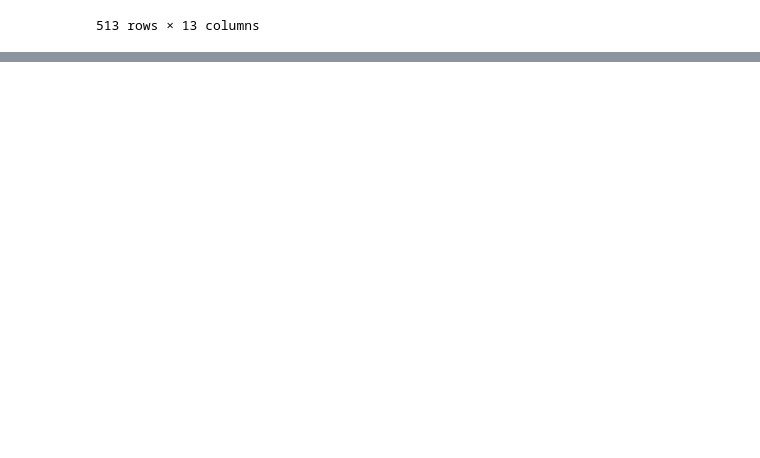
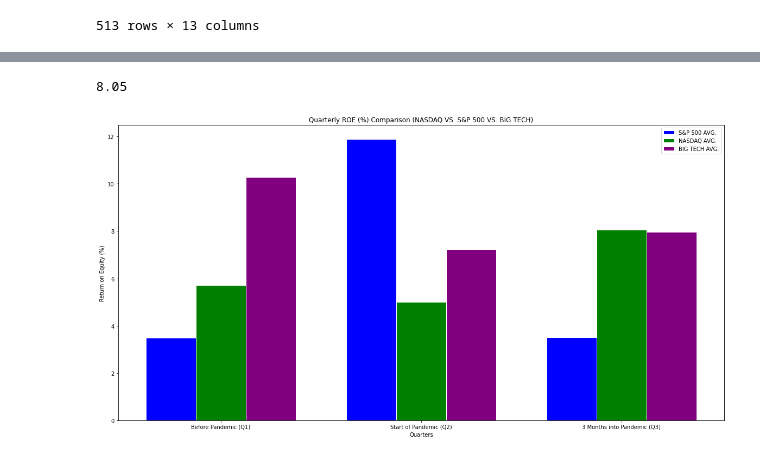
Before and after one commit to m1nsun9/Tech_Bubble_Analysis, a Jupyter notebook: Final_S&P_Data/S&P_Analysis.ipynb, the cells around one changed output, grey strips where cells are left out. Cells and saved outputs as stored; diff of their text form; code cells hidden in the pictures; blank space fills up the shorter version.

```diff
--- a/Final_S&P_Data/S&P_Analysis.ipynb
+++ b/Final_S&P_Data/S&P_Analysis.ipynb
@@ -146,0 +183,5 @@ dtale.show(big_tech_df, ignore_duplicate=True)
+# %%
+nasdaq_data = pd.read_csv("../output/nasdaq_financial_ratios.csv")
+# %%
+nasdaq_data = nasdaq_data.dropna()
+dtale.show(nasdaq_data)
@@ -146,0 +190,64 @@ dtale.show(big_tech_df, ignore_duplicate=True)
+# %%
+q1_ROE_nasdaq = nasdaq_data["Q1 ROE"].to_list()
+avg_roe_q1 = round(sum(q1_ROE_nasdaq) / len(q1_ROE_nasdaq) * 100, 2)
+
+q2_ROE_nasdaq = nasdaq_data["Q2 ROE"].to_list()
+avg_roe_q2 = round(sum(q2_ROE_nasdaq) / len(q2_ROE_nasdaq) * 100, 2)
+
+q3_ROE_nasdaq = nasdaq_data["Q3 ROE"].to_list()
+avg_roe_q3 = round(sum(q3_ROE_nasdaq) / len(q3_ROE_nasdaq) * 100, 2)
+
+# S&P ROE
+
+q1_ROE_snp = clean_snp_df["Q1 ROE"].to_list()
+avg_roe_q1_snp = round(sum(q1_ROE_snp) / len(q1_ROE_snp) * 100, 2)
+
+q2_ROE_snp = clean_snp_df["Q2 ROE"].to_list()
+avg_roe_q2_snp = round(sum(q2_ROE_snp) / len(q2_ROE_snp) * 100, 2)
+
+q3_ROE_snp = clean_snp_df["Q3 ROE"].to_list()
+avg_roe_q3_snp = round(sum(q3_ROE_snp) / len(q3_ROE_snp) * 100, 2)
+
+# BIG TECH ROE
+
+big_tech_q1 = big_tech_df["Q1 ROE"].to_list()
+big_tech_q1_avg = round(sum(big_tech_q1) / len(big_tech_q1) * 100, 2)
+
+big_tech_q2 = big_tech_df["Q2 ROE"].to_list()
+big_tech_q2_avg = round(sum(big_tech_q2) / len(big_tech_q2) * 100, 2)
+
+big_tech_q3 = big_tech_df["Q3 ROE"].to_list()
+big_tech_q3_avg = round(sum(big_tech_q3) / len(big_tech_q3) * 100, 2)
+print(avg_roe_q3)
+# %% [output]
+8.05
+# %%
+q1_snp = np.array([avg_roe_q1_snp, avg_roe_q2_snp, avg_roe_q3_snp])
+q1_nasdaq = np.array([avg_roe_q1, avg_roe_q2, avg_roe_q3])
+q1_tech = np.array([big_tech_q1_avg, big_tech_q2_avg, big_tech_q3_avg])
+
+barWidth = 0.25
+labels = ["Q1", "Q2", "Q3"]
+
+x_axis = np.arange(len(labels))
+#ig, ax = plt.subplots()
+
+
+r1 = np.arange(len(x_axis))
+r2 = [x + barWidth for x in r1]
+r3 = [x + barWidth for x in r2]
+
+plt.subplots(figsize=(20,10))
+plt.bar(r1, q1_snp, color='blue', width=barWidth, edgecolor='white', label='S&P 500 AVG.')
+plt.bar(r2, q1_nasdaq, color='green', width=barWidth, edgecolor='white', label='NASDAQ AVG.')
+plt.bar(r3, q1_tech, color='purple', width=barWidth, edgecolor='white', label='BIG TECH AVG.')
+plt.xticks([r + barWidth for r in range(len(labels))], ["Before Pandemic (Q1)", "Start of Pandemic (Q2)",
+                                                        "3 Months into Pandemic (Q3)"])
+plt.xlabel("Quarters")
+plt.ylabel("Return on Equity (%)")
+plt.title("Quarterly ROE (%) Comparison (NASDAQ VS. S&P 500 VS. BIG TECH)")
+plt.legend(loc="best")
+plt.savefig("../graphs/quarterly_roe_comparison.png")
+plt.show()
+# %% [output]
+[figure, added]
```
Also changed, not shown: parts of 5 cells of this notebook, 2 other files.
